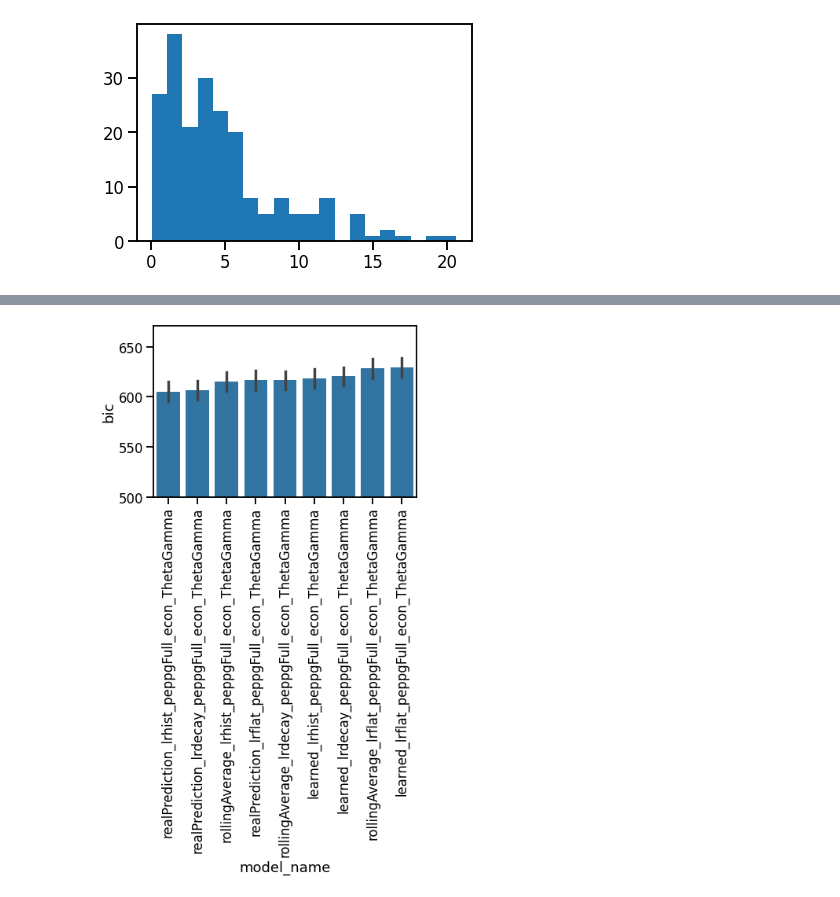
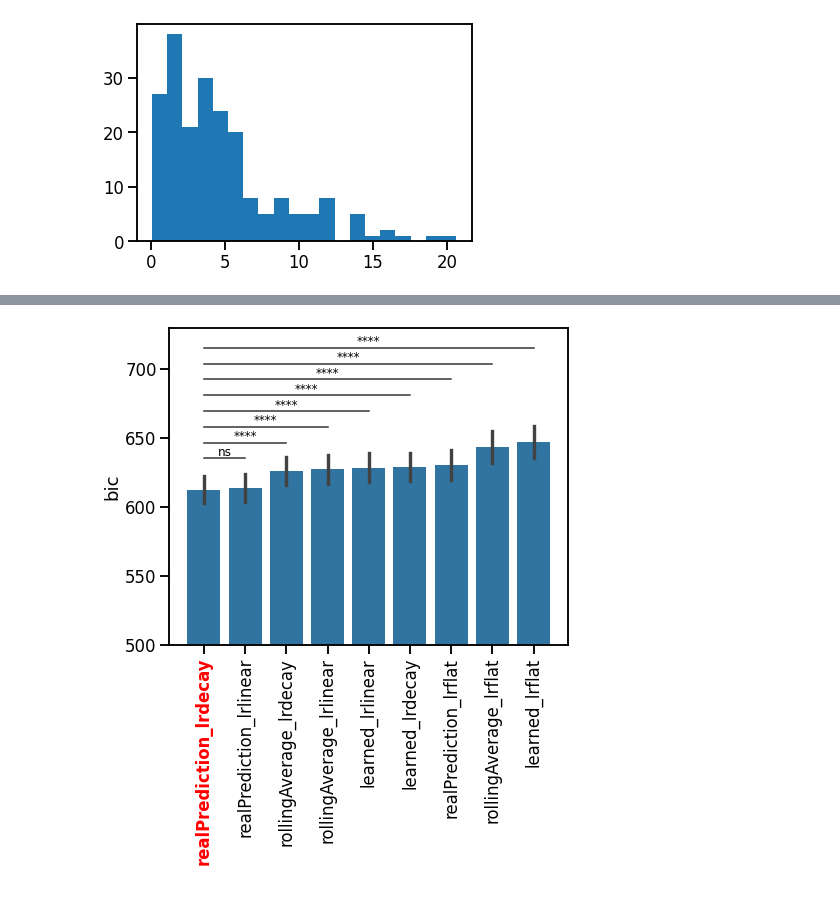
Before and after one commit to gracewndeng99/dyadForaging, a Jupyter notebook: scripts_final/supp_analysis.ipynb, the cells around one changed output, grey strips where cells are left out. Cells and saved outputs as stored; diff of their text form; code cells hidden in the pictures.

```diff
--- a/scripts_final/supp_analysis.ipynb
+++ b/scripts_final/supp_analysis.ipynb
@@ -1028,7 +1036,7 @@ for mymodel in m1_list:
     for mymodel2 in m2_list:
         # try:
         params_df = read_model_df(f"{mymodel}_{mymodel2}", '')
-        params_df['model_name'] = mymodel
+        params_df['model_name'] = "_".join(mymodel.split("_")[:2])
         k = 4 if "asIfIdv" not in mymodel2 else 3
         num_trials = df_group.query('step_rt<8').groupby('subID', as_index=False)['trial'].count()
         params_df = pd.merge(params_df, num_trials)
@@ -1042,6 +1050,9 @@ for mymodel in m1_list:
 
 print(all_params_df['model_name'].unique())
 print(len(all_params_df['subID'].unique()))
+all_params_df['model_name'] = all_params_df['model_name'].str.replace(
+    'lrhist', 'lrlinear', regex=False
+)
 # if min(all_params_df['subID'])==1:
 #     all_params_df['subID'] = all_params_df['subID'] - 1
 # print(f"{len(params_df.subID.unique())} subs with avg nll = {np.mean(params_df.loc[params_df.nll!=np.inf]['nll'])}")
@@ -1066,7 +1071,75 @@ all_params_df.head()
 # %%
 order = all_params_df.groupby('model_name')['bic'].mean().sort_values().index
 
-sns.barplot(data=all_params_df, y='bic', x='model_name', order=order, errorbar='se')
+from statannotations.Annotator import Annotator
+from scipy.stats import ttest_rel
+import seaborn as sns
+import matplotlib.pyplot as plt
+
+target_model = "realPrediction_lrdecay"
+
+order = (
+    all_params_df.groupby("model_name")["bic"]
+    .mean()
+    .sort_values()
+    .index
+    .tolist()
+)
+
+fig, ax = plt.subplots(figsize=(7, 8))
+
+sns.barplot(
+    data=all_params_df,
+    y="bic",
+    x="model_name",
+    order=order,
+    errorbar="se",
+    ax=ax
+)
+
+ax.set_ylim(bottom=500)
+ax.tick_params(axis="x", rotation=90)
+
+for label in ax.get_xticklabels():
+    if label.get_text() == target_model:
+        label.set_color("red")
+        label.set_fontweight("bold")
+
+# compare target model against every other model
+pairs = [
+    (target_model, model)
+    for model in order
+    if model != target_model
+]
+
+annotator = Annotator(
+    ax,
+    pairs,
+    data=all_params_df,
+    x="model_name",
+    y="bic",
+    order=order
+)
+
+annotator.configure(
+    test="t-test_paired",
+    text_format="star",
+    loc="inside",
+    comparisons_correction="bonferroni",
+    verbose=0,
+    line_height = 0,
+    line_offset=0.005,
+    text_offset=0.005,
+    fontsize=12
+)
+
+annotator.apply_and_annotate()
+
 plt.ylim(bottom=500)
 plt.xticks(rotation=90)
+plt.xlabel("")
+
+plt.tight_layout()
+plt.savefig(f"../paper_figs/{folder}/supp_model_comparison_{folder}.png", dpi=200)
+plt.show()
 # %% [output]
@@ -1083,3 +1146,3 @@ plt.xticks(rotation=90)
-[figure, old version]
+[figure, new version]
 # %%
 def plot_corr_matrix(vname):
```
Also changed, not shown: parts of 8 cells of this notebook, 19 other files.
